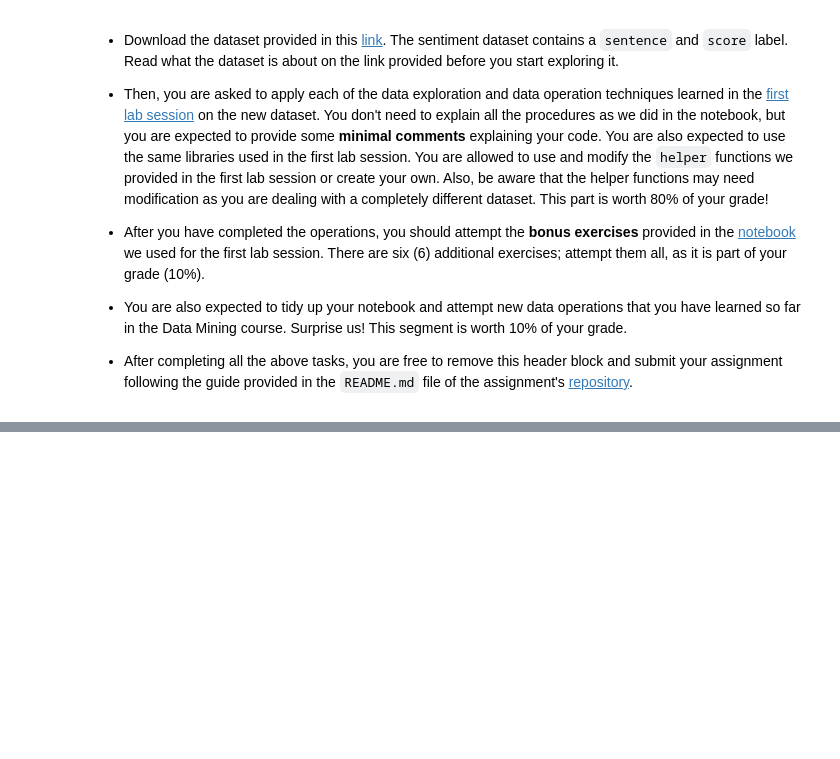
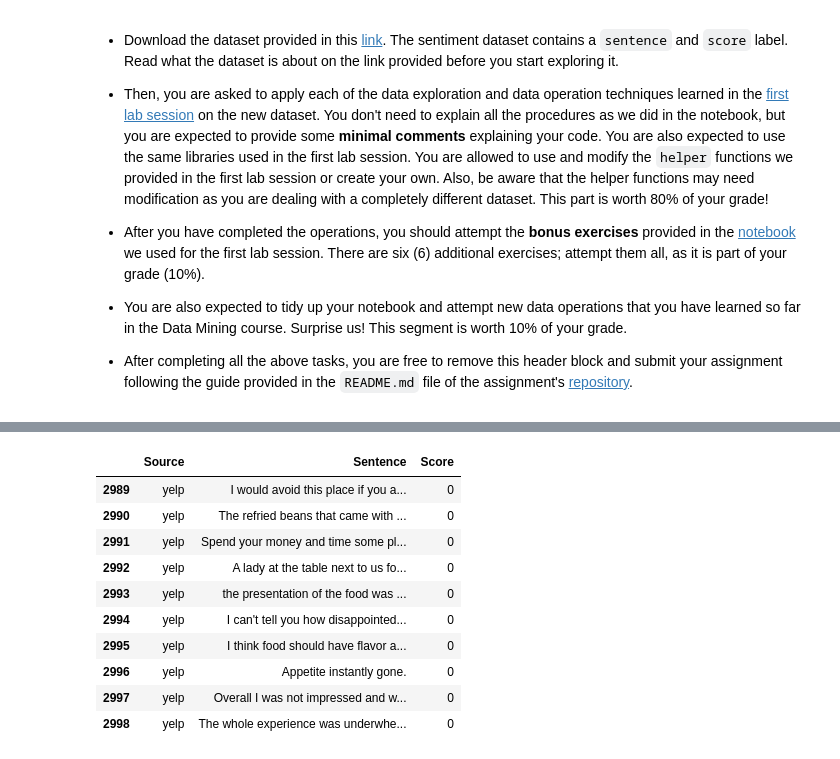
Before and after one commit to niraj221/data_mining_hw_1, a Jupyter notebook: hw_1.ipynb, the cells around one changed output, grey strips where cells are left out. Saved outputs shown, nothing was run; the diff lists cells and outputs as text; code cells hidden in the pictures; blank space fills up the shorter version.

```diff
--- a/hw_1.ipynb
+++ b/hw_1.ipynb
@@ -96,0 +119,15 @@ data_train[0:10]
+# %%
+# Last 10 all information
+X[-11:-1]
+# %% [output]
+|  | Source | Sentence | Score |
+| 2989 | yelp | I would avoid this place if you a... | 0 |
+| 2990 | yelp | The refried beans that came with ... | 0 |
+| 2991 | yelp | Spend your money and time some pl... | 0 |
+| 2992 | yelp | A lady at the table next to us fo... | 0 |
+| 2993 | yelp | the presentation of the food was ... | 0 |
+| 2994 | yelp | I can't tell you how disappointed... | 0 |
+| 2995 | yelp | I think food should have flavor a... | 0 |
+| 2996 | yelp | Appetite instantly gone. | 0 |
+| 2997 | yelp | Overall I was not impressed and w... | 0 |
+| 2998 | yelp | The whole experience was underwhe... | 0 |
```
Also changed, not shown: parts of 50 cells of this notebook, 2 other files.
